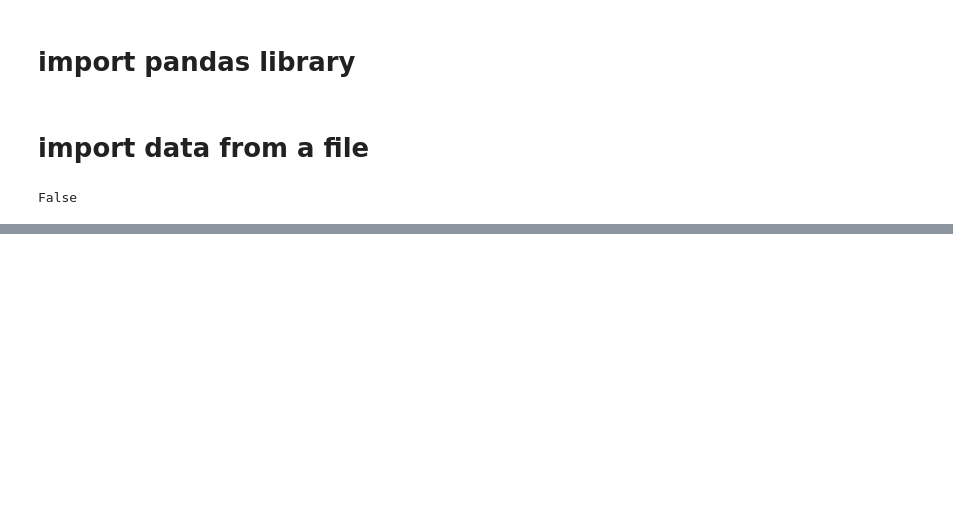
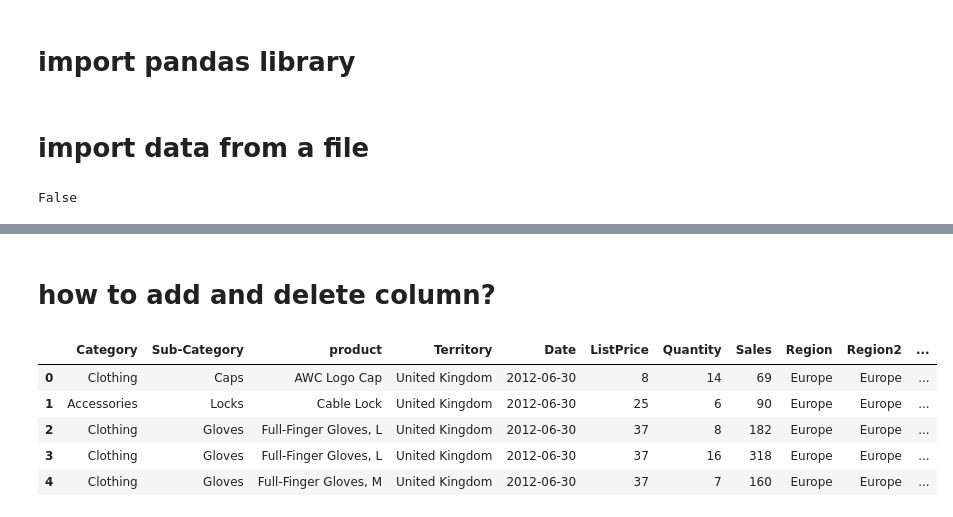
Before and after one commit to janaom/Python-Pandas-Data-Science-Tutorial, a Jupyter notebook: Python_Pandas_Data_Science_Tutorial_(Read_CSV_Excel,_add_delete_columns,_Filter,_Groupby,_Slice).ipynb, the cells around one changed output, grey strips where cells are left out. Cells and saved outputs as stored; diff of their text form; code cells hidden in the pictures; blank space fills up the shorter version.

```diff
--- a/Python_Pandas_Data_Science_Tutorial_(Read_CSV_Excel,_add_delete_columns,_Filter,_Groupby,_Slice).ipynb
+++ b/Python_Pandas_Data_Science_Tutorial_(Read_CSV_Excel,_add_delete_columns,_Filter,_Groupby,_Slice).ipynb
@@ -41,0 +196,2 @@ df.head(10)
+# %%
+df[10:13]['Category'] = df[10:13]['Category'].str.lower()
@@ -41,0 +217,7 @@ df.head(10)
+# %%
+#Iterrate over rows.
+for index,row in df[10:13].iterrows():
+    print(index)
+    print(row['Category'])
+    df.loc[index, 'Category'] = row['Category'].title()
+    #df.loc[index, 'Category'] = row['Category'].lower()
@@ -41,0 +240,9 @@ df.head(10)
+# %%
+#Example to add a new column using iterrow and loc.
+for index,row in df.iterrows():
+    if row['Territory'] in ('Central','Northeast','Northwest','Southeast','Southwest','Canada'):
+        df.loc[index,'Region'] = "Americas"
+    elif row['Territory'] in ('Germany','France','United Kingdom'):
+        df.loc[index,'Region'] = "Europe"
+    else:
+        df.loc[index,'Region'] = "Australia"
@@ -41,0 +258,5 @@ df.head(10)
+# %%
+#creating a new column
+df.loc[df.Territory.isin(['Central','Northeast','Northwest','Southeast','Southwest','Canada']), "Region2"] = "Americas"
+df.loc[df.Territory.isin(['Germany','France','United Kingdom']), "Region2"] = "Europe"
+df.loc[df.Territory.isin(['Australia']), "Region2"] = "Australia"
@@ -41,0 +353,16 @@ df.head(10)
+# %% [markdown]
+
+# **how to add and delete column?**
+# %%
+#Convert date column to datetime
+df['Date'] = pd.to_datetime(df['Date'])
+#Get year from datetime
+df['Year'] = df['Date'].dt.year
+df.head()
+# %% [output]
+|  | Category | Sub-Category | product | Territory | Date | ListPrice | Quantity | Sales | Region | Region2 | ... |
+| 0 | Clothing | Caps | AWC Logo Cap | United Kingdom | 2012-06-30 | 8 | 14 | 69 | Europe | Europe | ... |
+| 1 | Accessories | Locks | Cable Lock | United Kingdom | 2012-06-30 | 25 | 6 | 90 | Europe | Europe | ... |
+| 2 | Clothing | Gloves | Full-Finger Gloves, L | United Kingdom | 2012-06-30 | 37 | 8 | 182 | Europe | Europe | ... |
+| 3 | Clothing | Gloves | Full-Finger Gloves, L | United Kingdom | 2012-06-30 | 37 | 16 | 318 | Europe | Europe | ... |
+| 4 | Clothing | Gloves | Full-Finger Gloves, M | United Kingdom | 2012-06-30 | 37 | 7 | 160 | Europe | Europe | ... |
```
Also changed, not shown: parts of 51 cells of this notebook.
